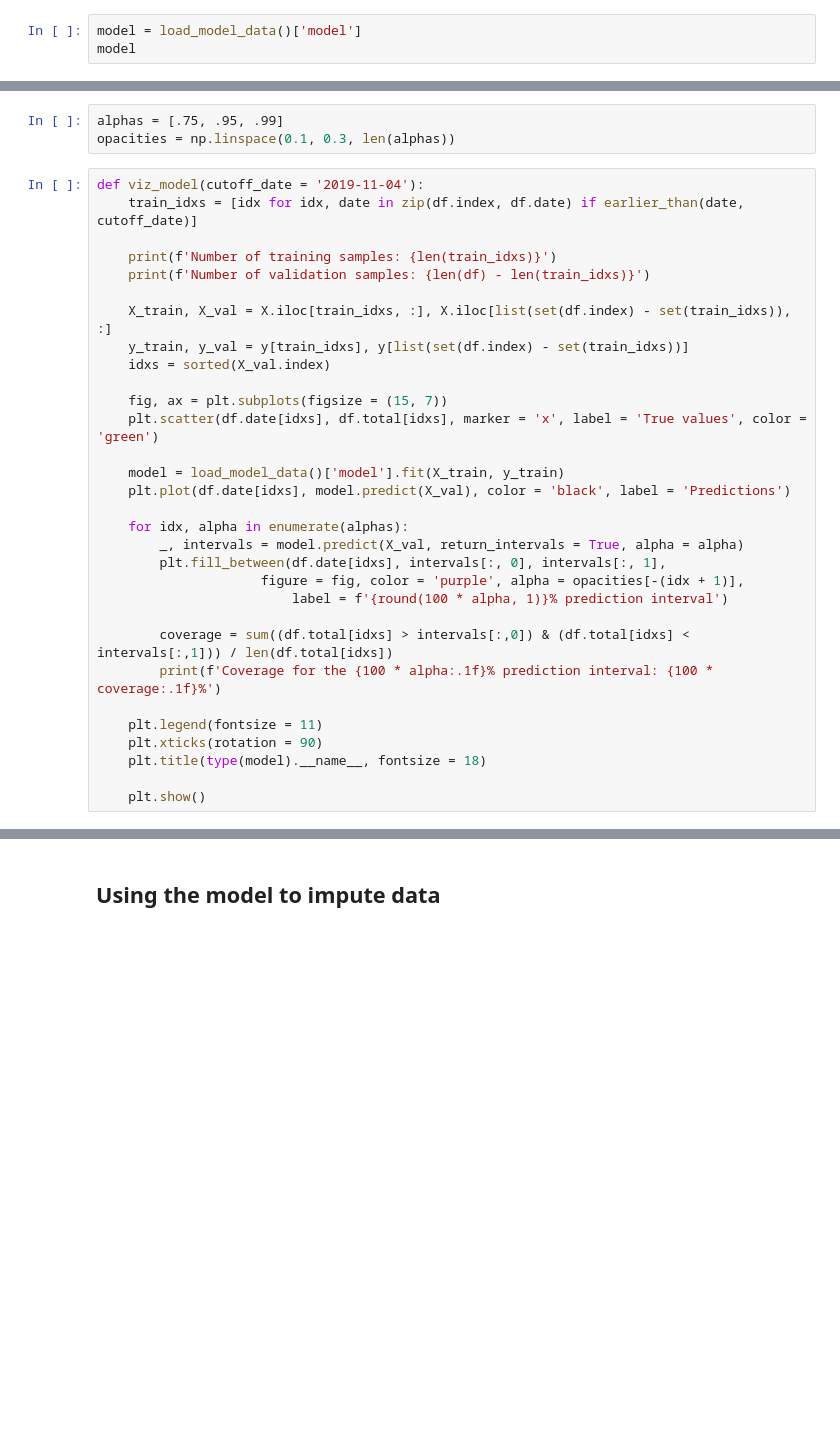
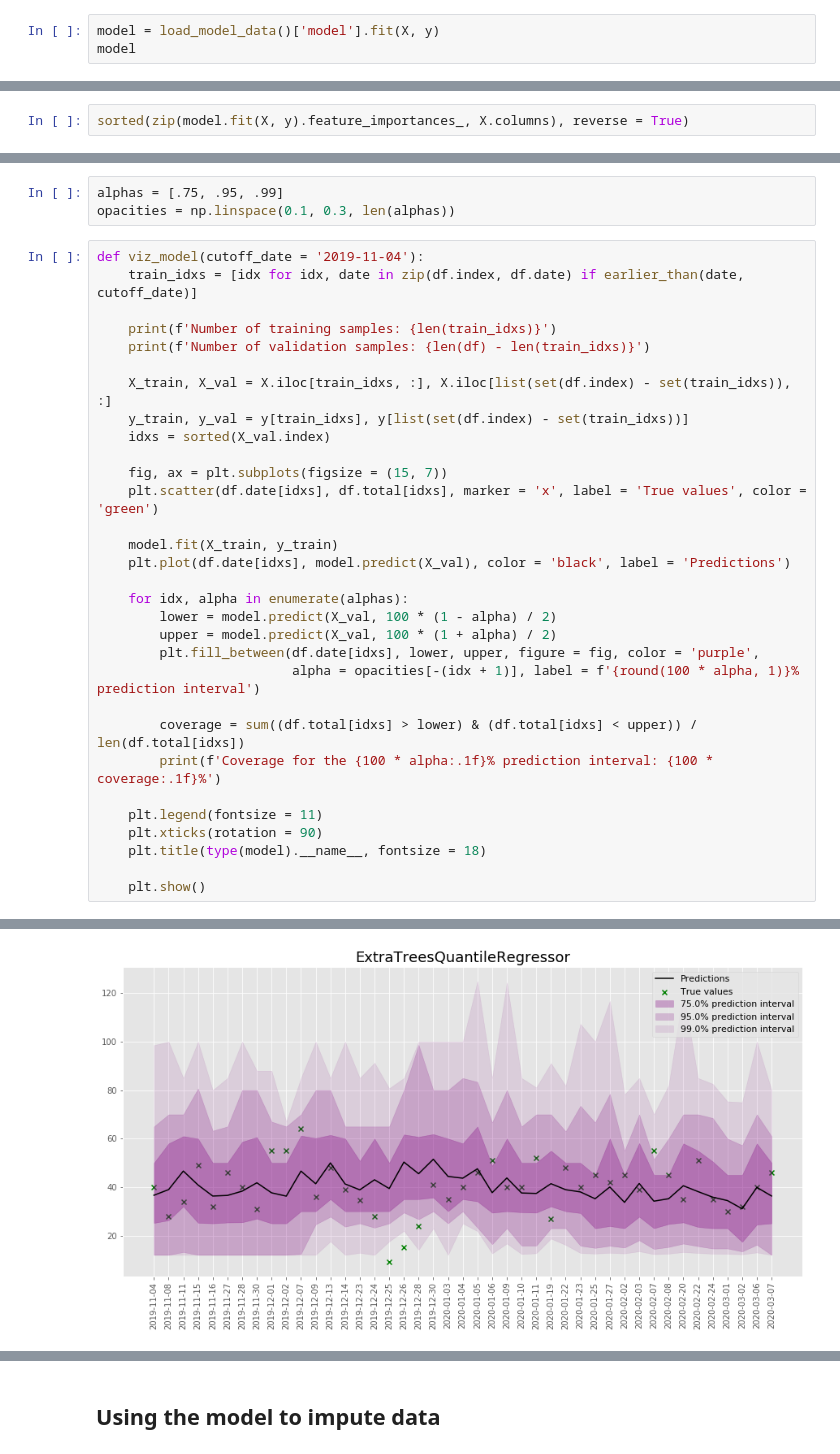
Before and after one commit to souper-streetwise/predictive-model, a Jupyter notebook: src/data_analysis.ipynb, the cells around one changed output, grey strips where cells are left out. Drawn from its saved outputs; the diff is of its cells as text; blank space fills up the shorter version.

```diff
--- a/src/data_analysis.ipynb
+++ b/src/data_analysis.ipynb
@@ -138,7 +138,7 @@ We fitted a wide variety of models to the data, and we found that forest-based e
 
 We performed a Bayesian hyperparameter search for 150 iterations over all the parameters in the forest, and found that the only parameter that resulted in better performance over the default values were the number of trees, which we increased from 100 to 3000.
 # %%
-model = load_model_data()['model']
+model = load_model_data()['model'].fit(X, y)
 model
 # %% [output]
 pExtraTreesRegressor(ccp_alpha=0.0, criterion='mae',
@@ -180,0 +161,2 @@ These are all implemented in the `predict` method of the `pExtraTreesRegressor`
+# %%
+sorted(zip(model.fit(X, y).feature_importances_, X.columns), reverse = True)
@@ -199,16 +205,16 @@ def viz_model(cutoff_date = '2019-11-04'):
     fig, ax = plt.subplots(figsize = (15, 7))
     plt.scatter(df.date[idxs], df.total[idxs], marker = 'x', label = 'True values', color = 'green')
 
-    model = load_model_data()['model'].fit(X_train, y_train)
+    model.fit(X_train, y_train)
     plt.plot(df.date[idxs], model.predict(X_val), color = 'black', label = 'Predictions')
 
     for idx, alpha in enumerate(alphas):
-        _, intervals = model.predict(X_val, return_intervals = True, alpha = alpha)
-        plt.fill_between(df.date[idxs], intervals[:, 0], intervals[:, 1],
-                     figure = fig, color = 'purple', alpha = opacities[-(idx + 1)],
-                         label = f'{round(100 * alpha, 1)}% prediction interval')
+        lower = model.predict(X_val, 100 * (1 - alpha) / 2)
+        upper = model.predict(X_val, 100 * (1 + alpha) / 2)
+        plt.fill_between(df.date[idxs], lower, upper, figure = fig, color = 'purple',
+                         alpha = opacities[-(idx + 1)], label = f'{round(100 * alpha, 1)}% prediction interval')
 
-        coverage = sum((df.total[idxs] > intervals[:,0]) & (df.total[idxs] < intervals[:,1])) / len(df.total[idxs])
+        coverage = sum((df.total[idxs] > lower) & (df.total[idxs] < upper)) / len(df.total[idxs])
         print(f'Coverage for the {100 * alpha:.1f}% prediction interval: {100 * coverage:.1f}%')
 
     plt.legend(fontsize = 11)
@@ -216,3 +222,4 @@ def viz_model(cutoff_date = '2019-11-04'):
     plt.title(type(model).__name__, fontsize = 18)
 
     plt.show()
+# %% [output]
@@ -219,2 +231,3 @@ def viz_model(cutoff_date = '2019-11-04'):
+[figure, added]
 # %%
 viz_model(cutoff_date = '2019-11-04')
```
Also changed, not shown: parts of 22 cells of this notebook, 3 other files.
